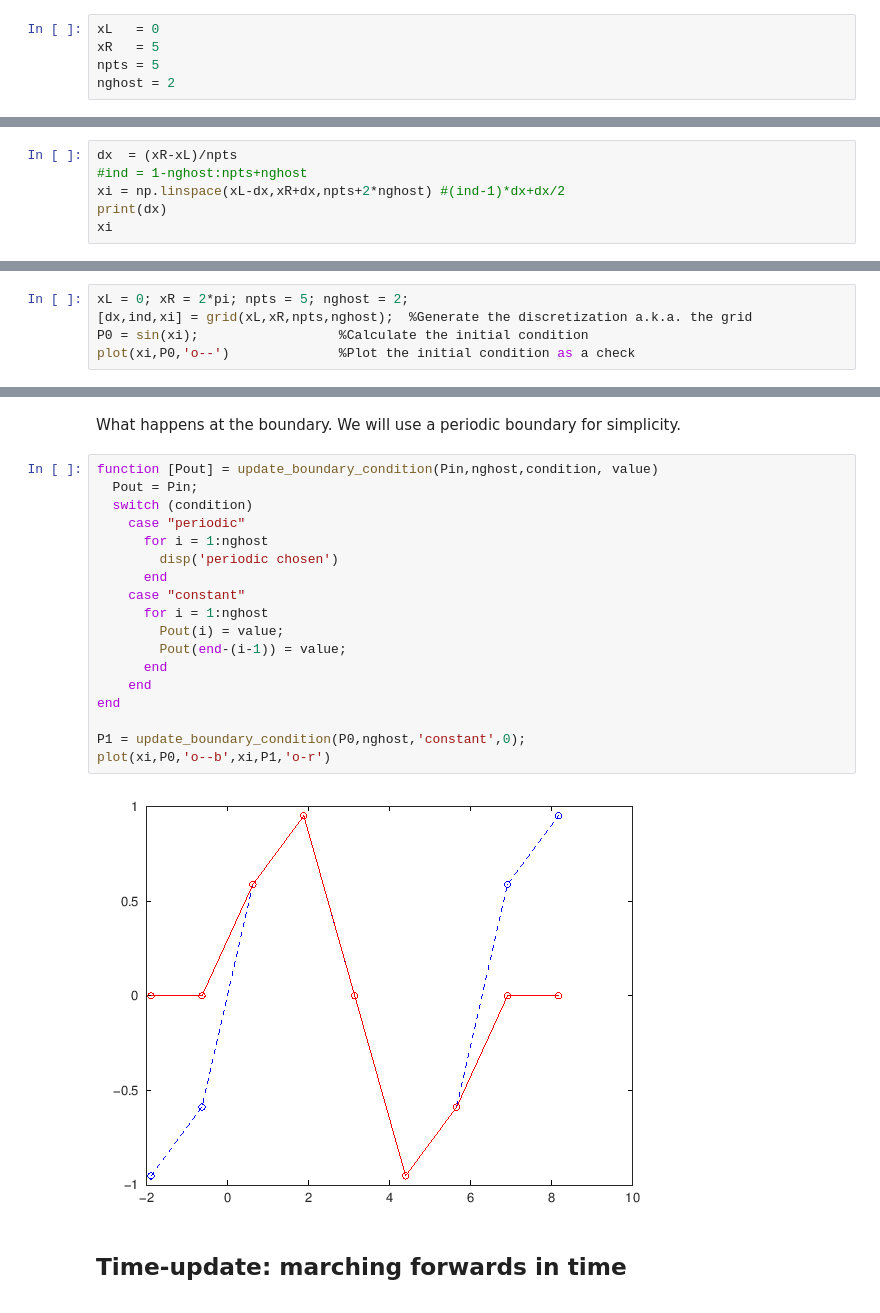
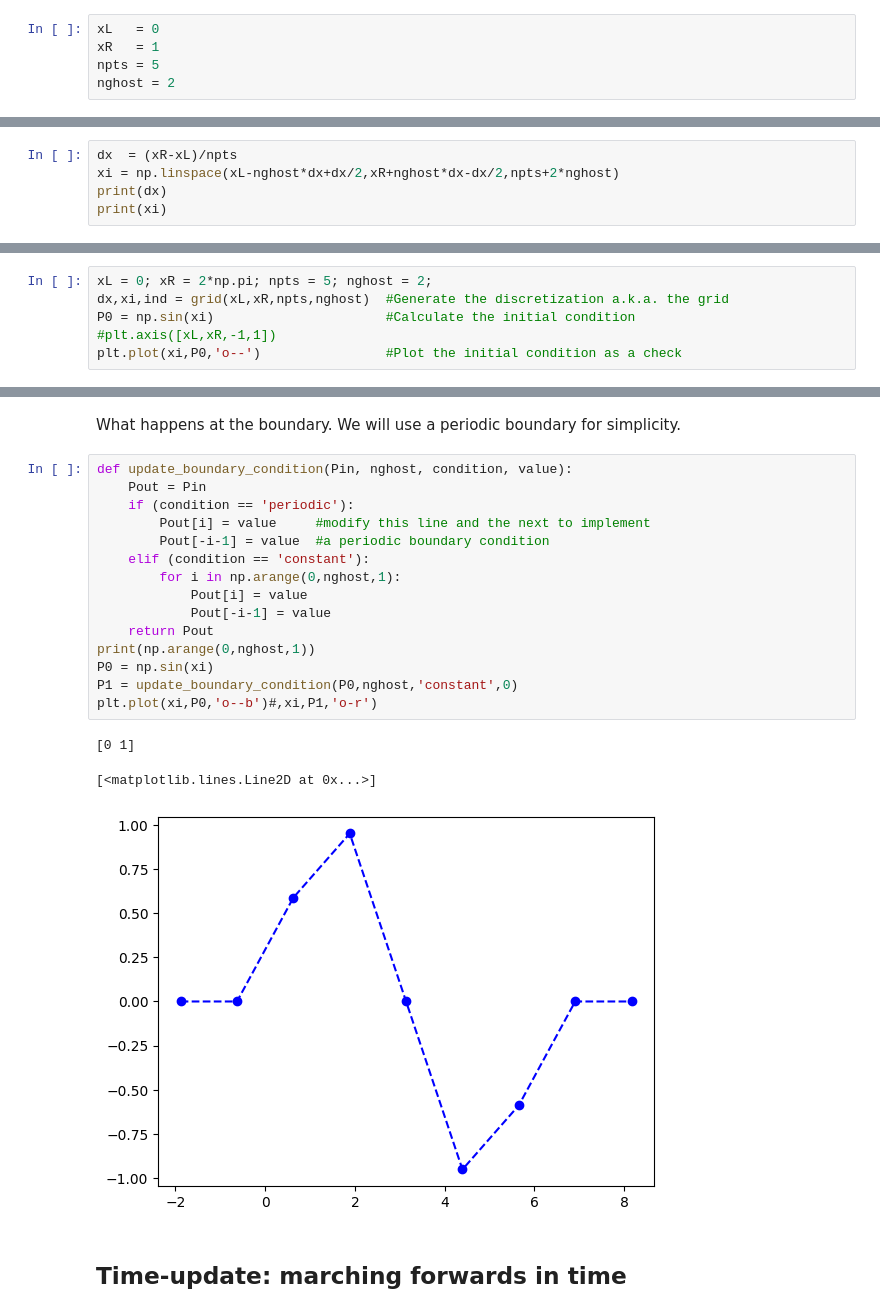
Before and after one commit to concordia-grad-computing-seminars/mech692-part2, a Jupyter notebook: Assignments/Assignment2/FirstCFD-updated-python.ipynb, the cells around one changed output, grey strips where cells are left out. Cells and saved outputs as stored; diff of their text form.

```diff
--- a/Assignments/Assignment2/FirstCFD-updated-python.ipynb
+++ b/Assignments/Assignment2/FirstCFD-updated-python.ipynb
@@ -20,7 +20,7 @@ $\frac{\partial P}{\partial t} + c \frac{\partial P}{\partial x} = 0$
 We will define a grid of 5 evenly spaced points between $x_L=0$ and $x_R=5$ as an example.
 # %%
 xL   = 0
-xR   = 5
+xR   = 1
 npts = 5
 nghost = 2
 # %% [markdown]
@@ -30,7 +30,6 @@ We have to calculate some important properties:
 # %%
 dx  = (xR-xL)/npts
-#ind = 1-nghost:npts+nghost
-xi = np.linspace(xL-dx,xR+dx,npts+2*nghost) #(ind-1)*dx+dx/2
+xi = np.linspace(xL-nghost*dx+dx/2,xR+nghost*dx-dx/2,npts+2*nghost)
 print(dx)
-xi
+print(xi)
 # %% [output]
@@ -81,8 +72,9 @@ What are some of the other parts of a CFD application? Here's two more:
 # %% [markdown]
 Let's use a sine wave as our first try. 'P(x,t=0) = sin(x)'
 # %%
-xL = 0; xR = 2*pi; npts = 5; nghost = 2;
-[dx,ind,xi] = grid(xL,xR,npts,nghost);  %Generate the discretization a.k.a. the grid
-P0 = sin(xi);                  %Calculate the initial condition
-plot(xi,P0,'o--')              %Plot the initial condition as a check
+xL = 0; xR = 2*np.pi; npts = 5; nghost = 2;
+dx,xi,ind = grid(xL,xR,npts,nghost)  #Generate the discretization a.k.a. the grid
+P0 = np.sin(xi)                      #Calculate the initial condition
+#plt.axis([xL,xR,-1,1])
+plt.plot(xi,P0,'o--')                #Plot the initial condition as a check
 # %% [output]
@@ -92,25 +85,24 @@ plot(xi,P0,'o--')              %Plot the initial condition as a check
 # %% [markdown]
 What happens at the boundary. We will use a periodic boundary for simplicity.
 # %%
-function [Pout] = update_boundary_condition(Pin,nghost,condition, value)
-  Pout = Pin;
-  switch (condition)
-    case "periodic"
-      for i = 1:nghost
-        disp('periodic chosen')
-      end
-    case "constant"
-      for i = 1:nghost
-        Pout(i) = value;
-        Pout(end-(i-1)) = value;
-      end
-    end
-end
-
-P1 = update_boundary_condition(P0,nghost,'constant',0);
-plot(xi,P0,'o--b',xi,P1,'o-r')
+def update_boundary_condition(Pin, nghost, condition, value):
+    Pout = Pin
+    if (condition == 'periodic'):
+        Pout[i] = value     #modify this line and the next to implement
+        Pout[-i-1] = value  #a periodic boundary condition
+    elif (condition == 'constant'):
+        for i in np.arange(0,nghost,1):
+            Pout[i] = value
+            Pout[-i-1] = value
+    return Pout
+print(np.arange(0,nghost,1))
+P0 = np.sin(xi)
+P1 = update_boundary_condition(P0,nghost,'constant',0)
+plt.plot(xi,P0,'o--b')#,xi,P1,'o-r')
 # %% [output]
+[0 1]
+[<matplotlib.lines.Line2D at 0x...>]
-[figure, old version]
+[figure, new version]
 # %% [markdown]
 ## Time-update: marching forwards in time
 # %% [markdown]
```
Also changed, not shown: parts of 6 cells of this notebook.
